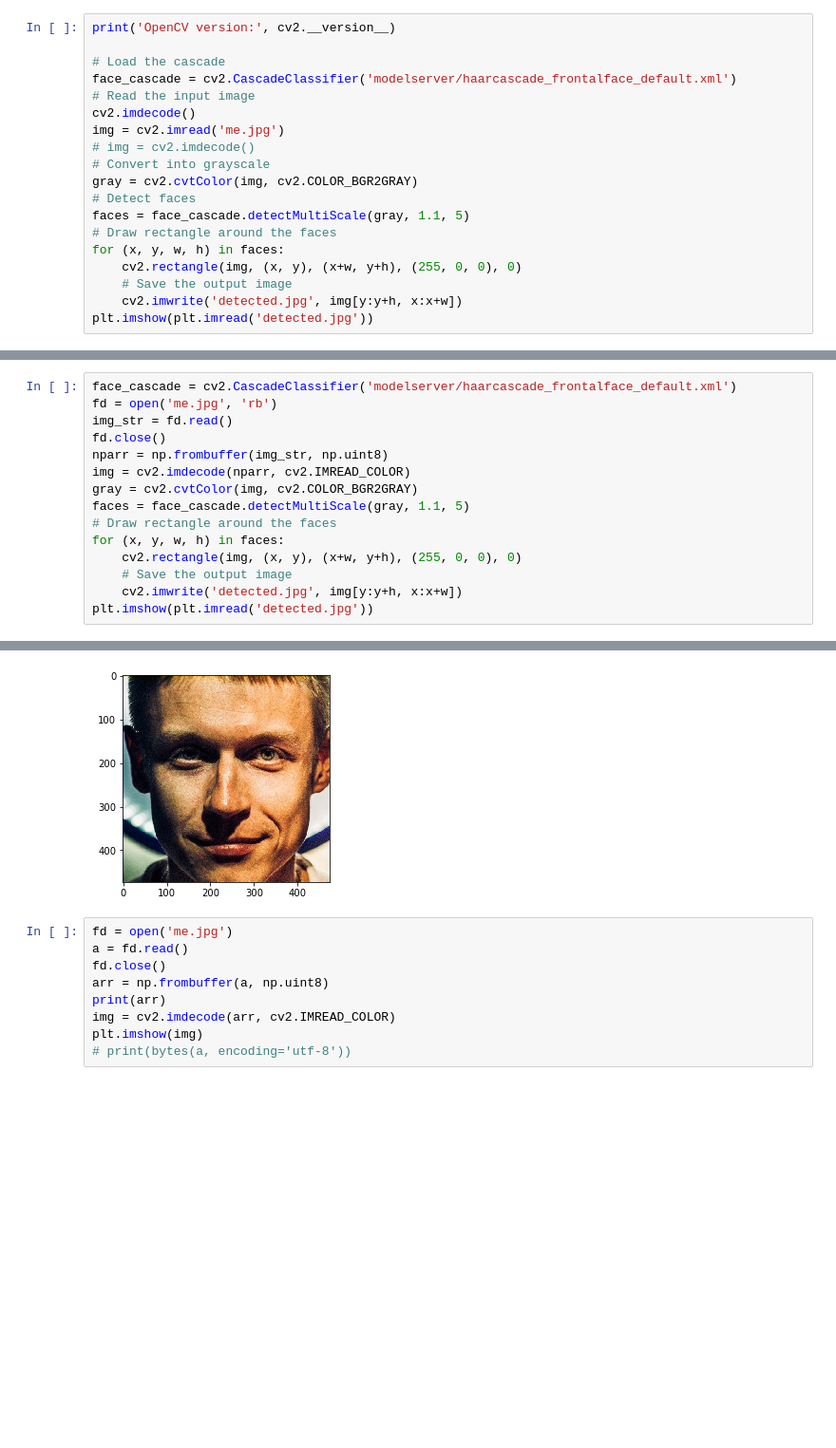
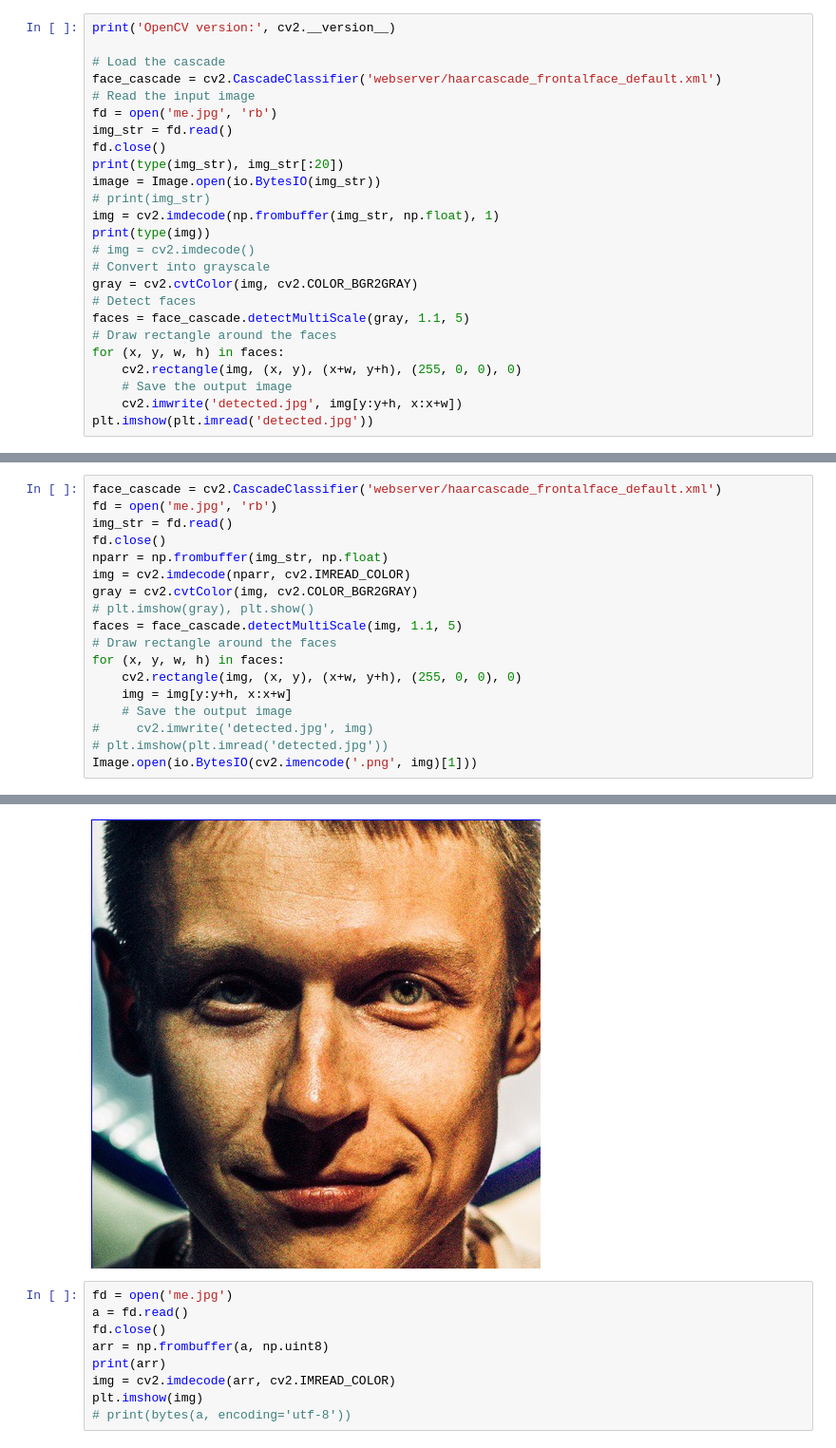
Before and after one commit to koolvn/docker_ml, a Jupyter notebook: notes.ipynb, the cells around one changed output, grey strips where cells are left out. Shown at 95% size. Saved outputs shown, nothing was run; the diff lists cells and outputs as text; blank space fills up the shorter version.

Commit message:
added OpenCV face detection for image preprocessing
Signed-off-by: Vladimir <kulyashovv@gmail.com>

```diff
--- a/notes.ipynb
+++ b/notes.ipynb
@@ -8,10 +10,16 @@ import matplotlib.pyplot as plt
 print('OpenCV version:', cv2.__version__)
 
 # Load the cascade
-face_cascade = cv2.CascadeClassifier('modelserver/haarcascade_frontalface_default.xml')
+face_cascade = cv2.CascadeClassifier('webserver/haarcascade_frontalface_default.xml')
 # Read the input image
-cv2.imdecode()
-img = cv2.imread('me.jpg')
+fd = open('me.jpg', 'rb')
+img_str = fd.read()
+fd.close()
+print(type(img_str), img_str[:20])
+image = Image.open(io.BytesIO(img_str))
+# print(img_str)
+img = cv2.imdecode(np.frombuffer(img_str, np.float), 1)
+print(type(img))
 # img = cv2.imdecode()
 # Convert into grayscale
 gray = cv2.cvtColor(img, cv2.COLOR_BGR2GRAY)
@@ -28,18 +38,21 @@ OpenCV version: 4.2.0
 <matplotlib.image.AxesImage at 0x...>
 [figure]
 # %%
-face_cascade = cv2.CascadeClassifier('modelserver/haarcascade_frontalface_default.xml')
+face_cascade = cv2.CascadeClassifier('webserver/haarcascade_frontalface_default.xml')
 fd = open('me.jpg', 'rb')
 img_str = fd.read()
 fd.close()
-nparr = np.frombuffer(img_str, np.uint8)
+nparr = np.frombuffer(img_str, np.float)
 img = cv2.imdecode(nparr, cv2.IMREAD_COLOR)
 gray = cv2.cvtColor(img, cv2.COLOR_BGR2GRAY)
-faces = face_cascade.detectMultiScale(gray, 1.1, 5)
+# plt.imshow(gray), plt.show()
+faces = face_cascade.detectMultiScale(img, 1.1, 5)
 # Draw rectangle around the faces
 for (x, y, w, h) in faces:
     cv2.rectangle(img, (x, y), (x+w, y+h), (255, 0, 0), 0)
+    img = img[y:y+h, x:x+w]
     # Save the output image
-    cv2.imwrite('detected.jpg', img[y:y+h, x:x+w])
-plt.imshow(plt.imread('detected.jpg'))
+#     cv2.imwrite('detected.jpg', img)
+# plt.imshow(plt.imread('detected.jpg'))
+Image.open(io.BytesIO(cv2.imencode('.png', img)[1]))
 # %% [output]
@@ -47,4 +59,4 @@ plt.imshow(plt.imread('detected.jpg'))
-[figure, old version]
+[figure, new version]
 # %%
 fd = open('me.jpg')
 a = fd.read()
```
Also changed, not shown: parts of 6 cells of this notebook, 2 other files.
